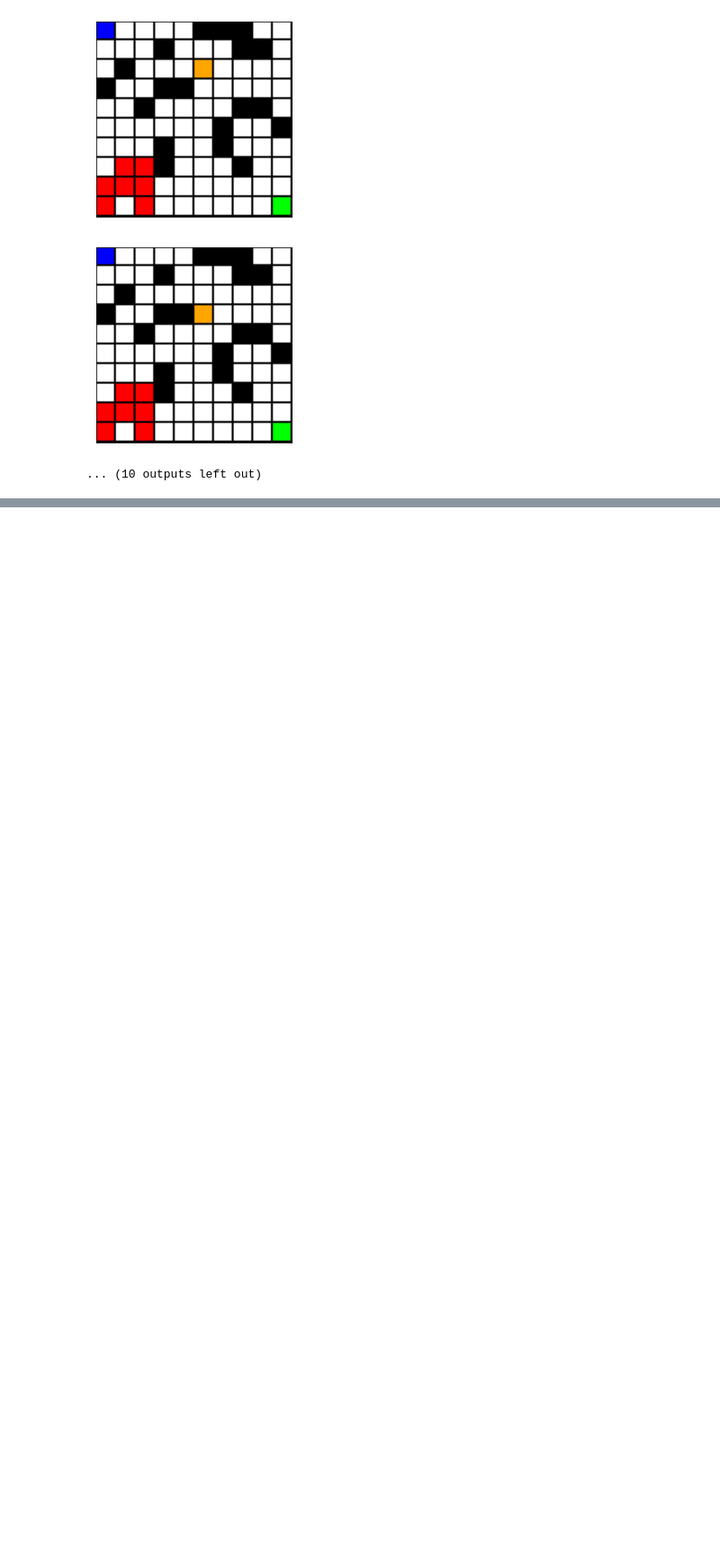
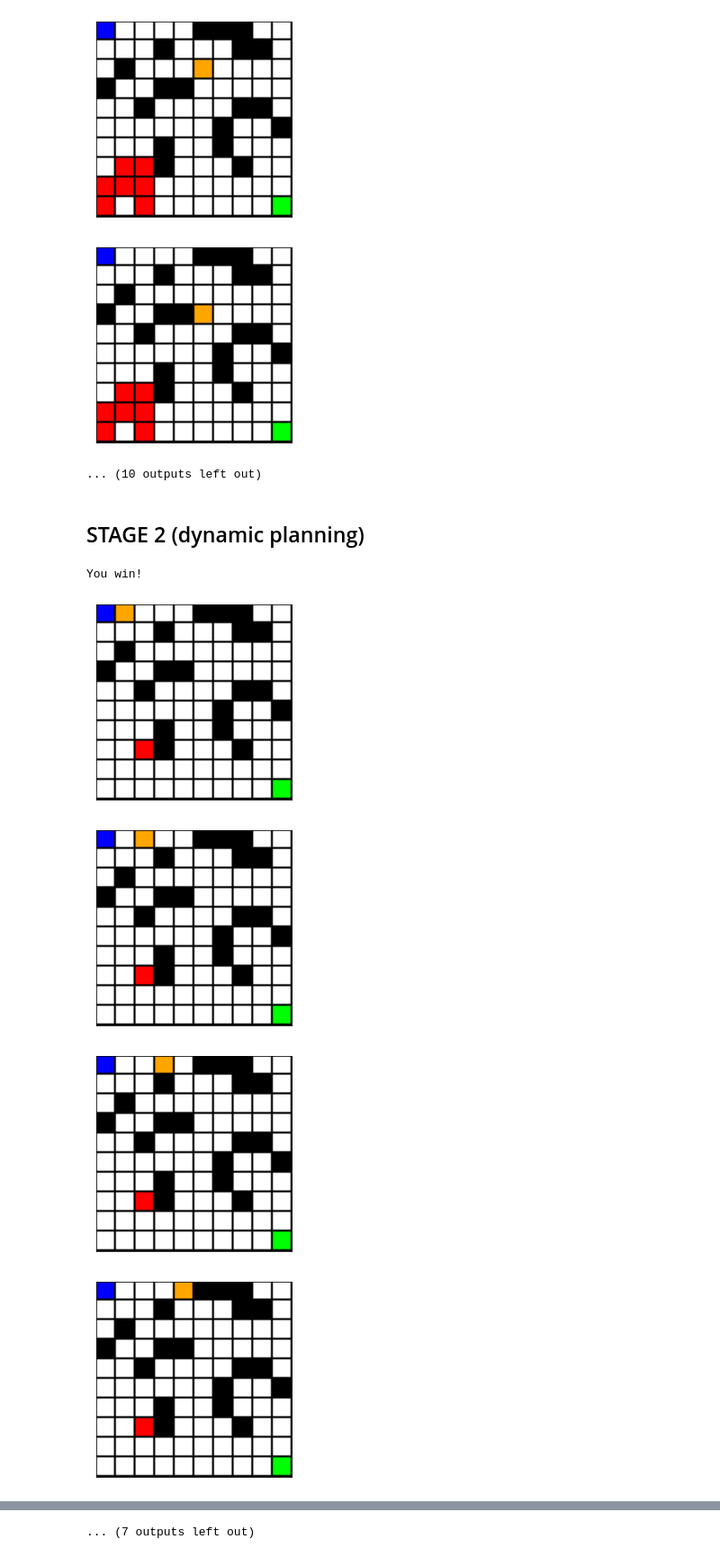
Before and after one commit to samuel-zahner/Intro-to-AI, a Jupyter notebook: FireMaze.ipynb, the cells around one changed output, grey strips where cells are left out. Shown at 90% size. Cells and saved outputs as stored; diff of their text form; code cells hidden in the pictures; blank space fills up the shorter version.

Commit message:
Implement Stage 2
- also commented code

```diff
--- a/FireMaze.ipynb
+++ b/FireMaze.ipynb
@@ -510,3 +573,39 @@ You have found the goal
 [figure]
 [figure]
 ... (10 outputs left out)
+# %% [markdown]
+## STAGE 2 (dynamic planning)
+# %%
+#executes given path
+#plans a new path after each step - taking into account how the fire spread
+#advances fire after each step
+def execute_each_step(start, goal, obstacle_set, fire_set, path, dim):
+    dead = False
+    node = start
+    while not dead:
+        if node == goal:
+            print("You win!")
+            break
+        node = path[1]
+        fire_set = advance_fire_one_step(obstacle_set, fire_set, dim, q=0.1)#advance fire
+        #set new start as path[1] and plan again
+        path = plan(path[1], goal, obstacle_set, fire_set)
+
+        #check if node is on fire
+        if node in fire_set:
+            print("Dead!")
+            dead = True
+            break
+        plot_obstacles_fire(obstacle_set, fire_set, dim, node)
+# %%
+fire_set_two = set([])
+fire_set_two.add((7,2))
+
+starting_path = plan(start, goal, obstacle_set, fire_set_two)
+execute_each_step(start, goal, obstacle_set, fire_set_two, starting_path, dim)
+# %% [output]
+You win!
+[figure, added]
+[figure, added]
+[figure, added]
+[figure, added]
@@ -512,0 +619 @@ You have found the goal
+... (7 outputs left out)
```
Also changed, not shown: parts of 23 cells of this notebook.
